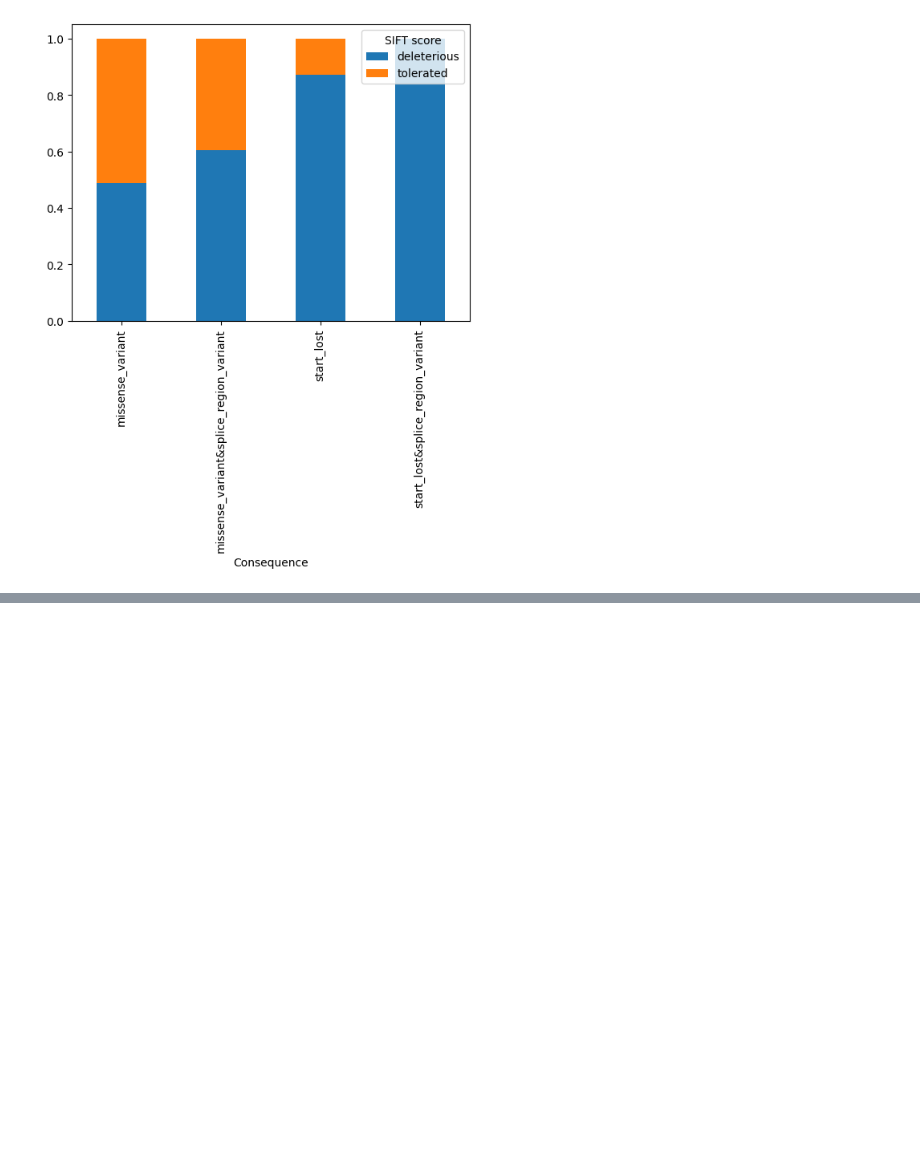
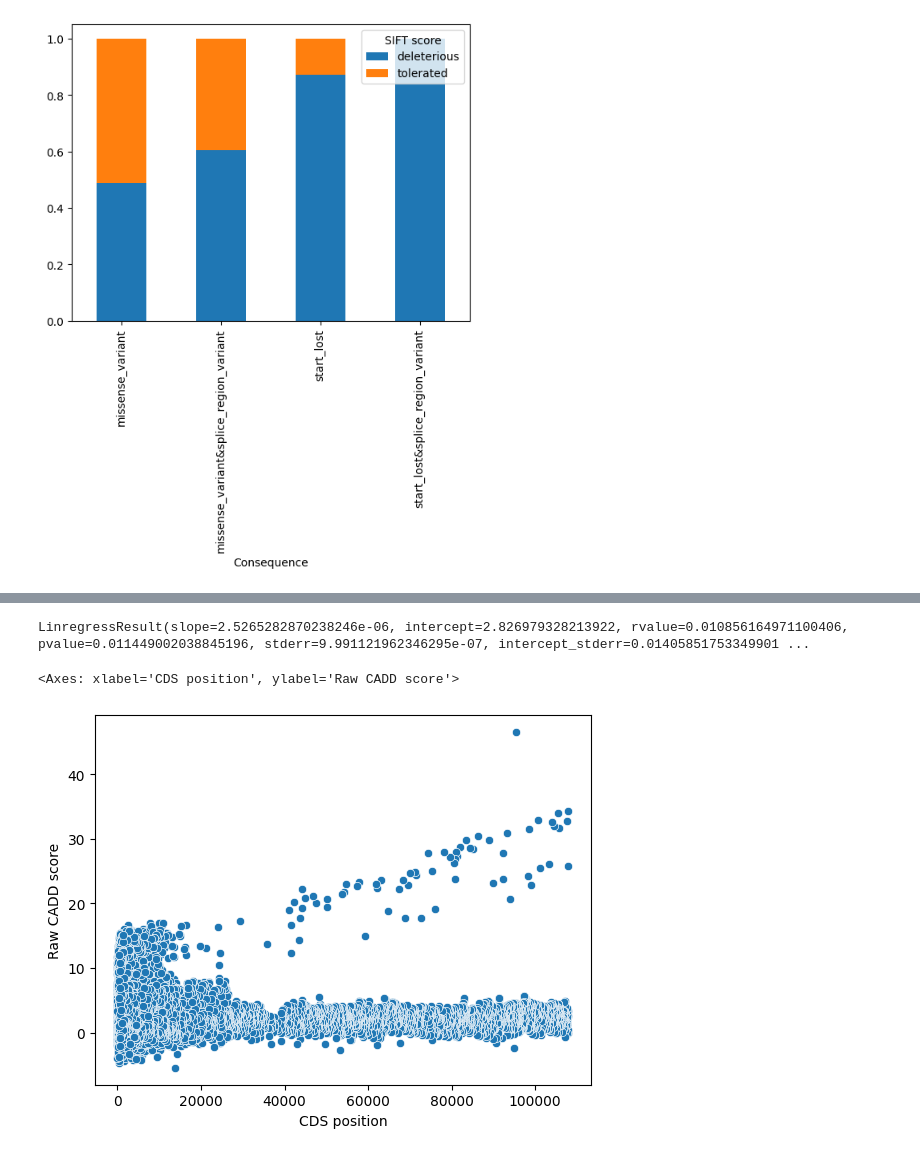
Before and after one commit to echometerain/Stats-Project, a Jupyter notebook: notebook.ipynb, the cells around one changed output, grey strips where cells are left out. Drawn from its saved outputs; the diff is of its cells as text; code cells hidden in the pictures; blank space fills up the shorter version.

```diff
--- a/notebook.ipynb
+++ b/notebook.ipynb
@@ -178,0 +204,23 @@ pd.crosstab(cons_merge["SIFT score"], cons_merge["Consequence"], normalize="colu
+# %%
+cdna_fixed = []
+for i in range(len(df["CDS position"])):
+    e = df["CDS position"][i]
+    if "-" in str(e):
+        vals = str(e).split("-")
+        if vals[0] == "?":
+            cdna_fixed.append(vals[1])
+        elif vals[1] == "?":
+            cdna_fixed.append(vals[0])
+        else:
+            cdna_fixed.append((float(vals[0]) + float(vals[1])) / 2.0)
+    else:
+        cdna_fixed.append(e)
+no_nan = pd.concat([pd.to_numeric(pd.Series(cdna_fixed, name="CDS position")), pd.to_numeric(df["Raw CADD score"])], axis=1).dropna(axis=0, how="any")
+stats.linregress(x=no_nan["CDS position"], y=no_nan["Raw CADD score"], alternative="two-sided")
+# %% [output]
+LinregressResult(slope=2.5265282870238246e-06, intercept=2.826979328213922, rvalue=0.010856164971100406, pvalue=0.011449002038845196, stderr=9.991121962346295e-07, intercept_stderr=0.01405851753349901 ...
+# %%
+sns.scatterplot(no_nan, x="CDS position", y="Raw CADD score")
+# %% [output]
+<Axes: xlabel='CDS position', ylabel='Raw CADD score'>
+[figure, added]
```
Also changed, not shown: parts of 4 cells of this notebook.
